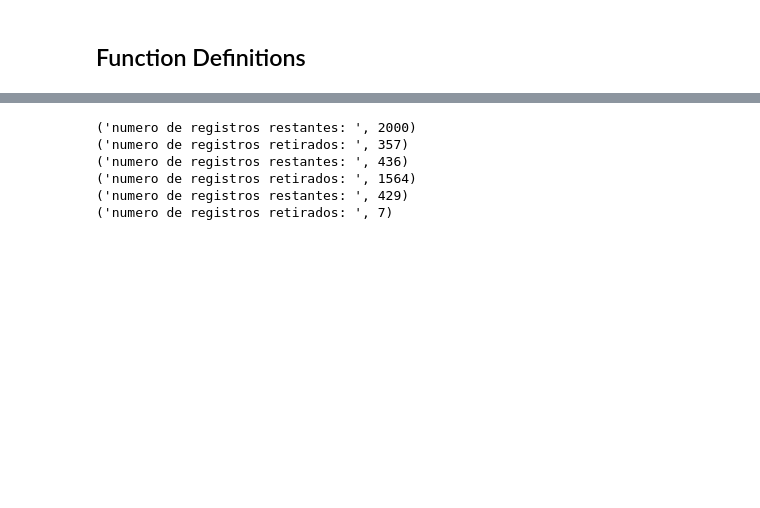
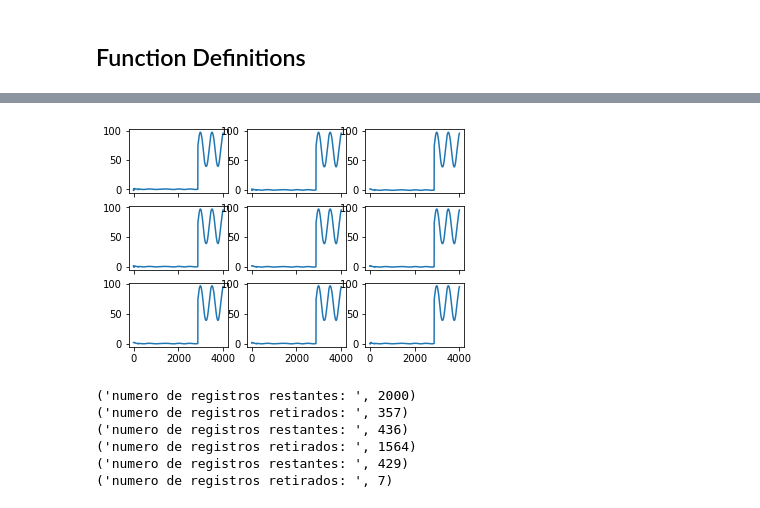
Before and after one commit to Uiuran/stattus4-audio-models, a Jupyter notebook: Hidrometer_Consumption.ipynb, the cells around one changed output, grey strips where cells are left out. Saved outputs shown, nothing was run; the diff lists cells and outputs as text; code cells hidden in the pictures; blank space fills up the shorter version.

```diff
--- a/Hidrometer_Consumption.ipynb
+++ b/Hidrometer_Consumption.ipynb
@@ -9,6 +9,12 @@
 ####
 ## Load libs
 #
+# Module installs through pip to use this notebook with any virtual machine.
+#!pip list
+#!pip uninstall -y Bregman
+#!pip install --upgrade-strategy=only-if-needed git+https://github.com/Uiuran/BregmanToolkit
+#!pip install scikit-image
+#!pip install scikits.audiolab
 
 ## python Executable and imports
 import sys
@@ -16,11 +22,20 @@ print("python exe {}".format(sys.executable))
 print("python caminhos import {}".format(sys.path))
 
 %matplotlib notebook
+%matplotlib inline
+
 
 ## Connect DB
-import pyodbc
+#import pyodbc
 
 ## Numeric,statiscs,sazonality and tabular data libs
+from pylab import *
+from bregman.suite import *
+import aspa # 2D spectrogram patch sparse approximation library
+#reload(A) # for debugging
+# get_ipython().magic('matplotlib inline')
+# get_ipython().magic('matplotlib inline')
+
 import numpy as np
 import pandas as pd
 import seaborn as sns
@@ -28,11 +43,15 @@ import matplotlib.pyplot as plt
 import matplotlib.cm as cm
 import matplotlib.patches as mpatches
 from matplotlib.ticker import NullFormatter
+rcParams['figure.figsize'] = (12.0, 8.0) # Make larger in-line figures
 #from sklearn import model_selection
 #from sklearn.model_selection import train_test_split
 import scipy as scp
 from scipy.stats import genextreme as gev
 from scipy import interpolate as interp
+from scipy import fft
+from scipy import signal
+from scipy.integrate import odeint
 from sklearn.neighbors import KernelDensity
 
 ## Code debug, serialization and IO
@@ -42,6 +61,9 @@ import io
 import csv
 from time import time
 
+## Audio IO from np array
+import scikits.audiolab as audio
+
 ## Machine Learn and Dimensionality Reduction Analysis
 from sklearn.cluster import KMeans, SpectralClustering, AgglomerativeClustering
 from sklearn.manifold import TSNE
@@ -591,17 +641,21 @@ df.head(10)
 # %%
 ####
 ## Generating Matrix of Mocked Harmonic Oscillator with Levy Noise Random Noise
 #
 
-x0 = np.ndarray((2000,2))
-mocked_data = np.ndarray((2000,10000))
-for i in range(2000):
-  el0 = 5.0-0.01*np.mod(np.random.randint(i,high=i+4000),1000)
-  el1 = -5.0+0.01*np.mod(np.random.randint(i,high=i+4000),1000)
+x0 = np.ndarray((50,2))
+mocked_data = np.ndarray((50,4000))
+for i in range(50):
+  el0 = 3.0-0.01*np.mod(np.random.randint(i,high=i+4000),400)
+  el1 = -3.0+0.01*np.mod(np.random.randint(i,high=i+4000),400)
   sign0 = np.random.choice([np.sign(el0),np.sign(el1)])
   x0[i,:] = np.array([sign0*el0,-sign0*el1])
 
-mocked_data,t = mock(x0,10000)
+
+mocked_data,t = mock(x0,4000)
+grid_plot(mocked_data[:,0:4000],(3,3),hidronum=10)
+# %% [output]
+[figure, added]
 # %%
 ####
 ## Interpolation
```
Also changed, not shown: parts of 15 cells of this notebook.
